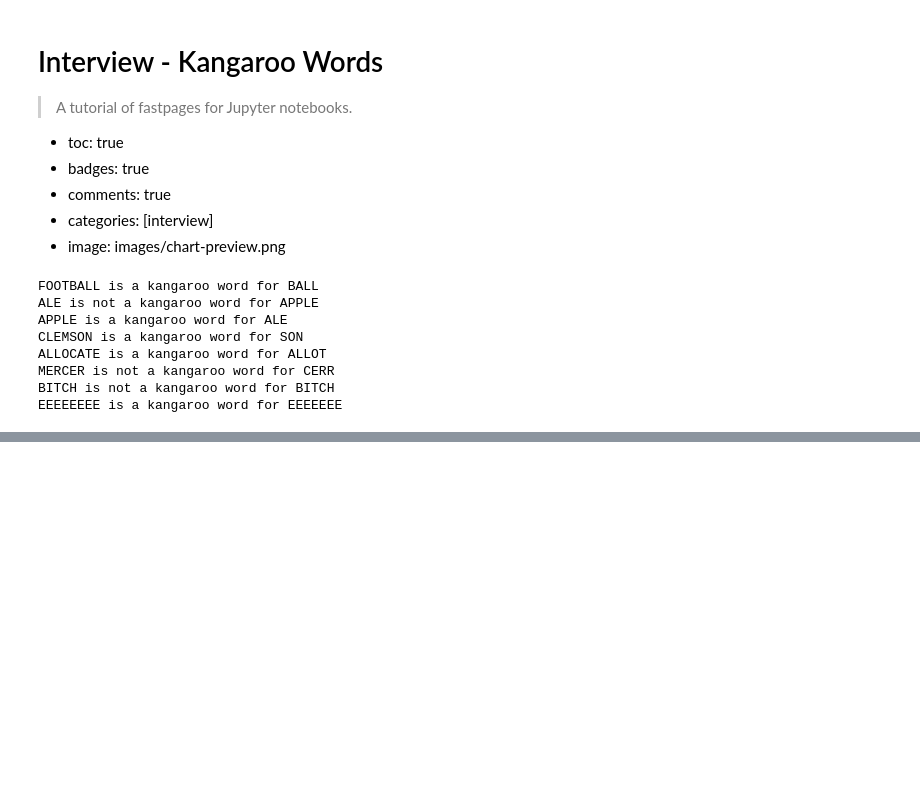
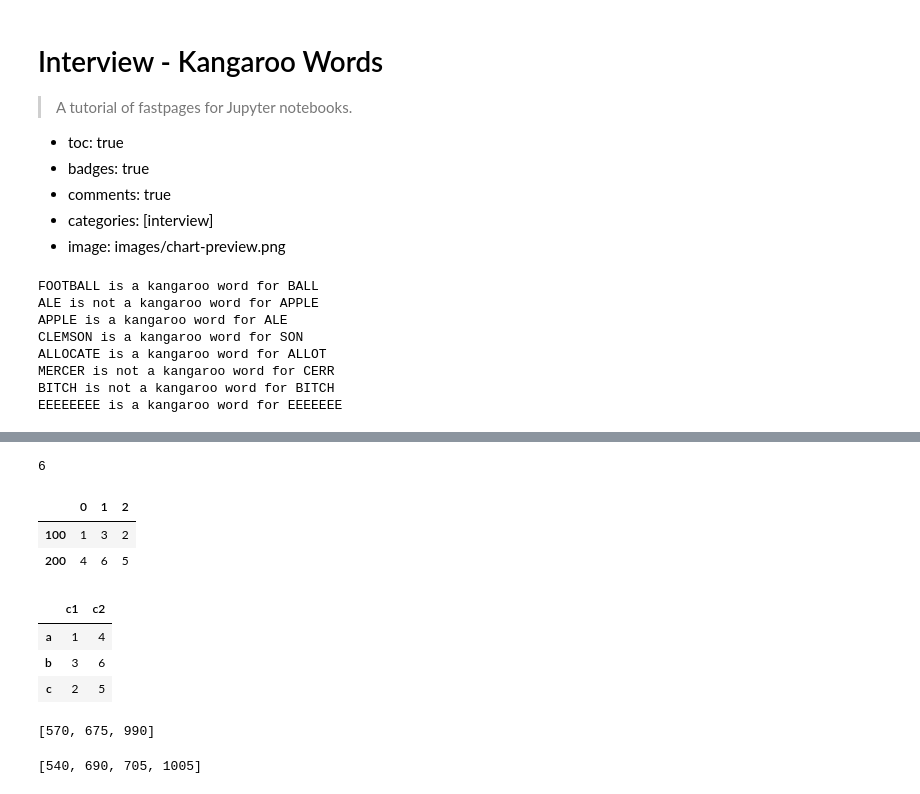
Before and after one commit to szagar/cv, a Jupyter notebook: _notebooks/2022-01-02-interview_kangaroo_words.ipynb, the cells around one changed output, grey strips where cells are left out. Saved outputs shown, nothing was run; the diff lists cells and outputs as text; code cells hidden in the pictures; blank space fills up the shorter version.

```diff
--- a/_notebooks/2022-01-02-interview_kangaroo_words.ipynb
+++ b/_notebooks/2022-01-02-interview_kangaroo_words.ipynb
@@ -48,0 +51,2 @@ EEEEEEEE is a kangaroo word for EEEEEEE
+# %%
+nar1 = np.array([1,3,2])
@@ -48,0 +57,6 @@ EEEEEEEE is a kangaroo word for EEEEEEE
+# %%
+nar.sum()
+# %% [output]
+6
+# %%
+nar2 = np.array([4,6,5])
@@ -48,0 +67,8 @@ EEEEEEEE is a kangaroo word for EEEEEEE
+# %%
+df = pd.DataFrame([nar1,nar2],index=[100,200])
+# %%
+df
+# %% [output]
+|  | 0 | 1 | 2 |
+| 100 | 1 | 3 | 2 |
+| 200 | 4 | 6 | 5 |
@@ -48,0 +77,7 @@ EEEEEEEE is a kangaroo word for EEEEEEE
+# %%
+df
+# %% [output]
+|  | c1 | c2 |
+| a | 1 | 4 |
+| b | 3 | 6 |
+| c | 2 | 5 |
@@ -48,0 +91,8 @@ EEEEEEEE is a kangaroo word for EEEEEEE
+# %%
+arr_int
+# %% [output]
+[570, 675, 990]
+# %%
+dep_int
+# %% [output]
+[540, 690, 705, 1005]
```
Also changed, not shown: parts of 9 cells of this notebook, 27 other files.
